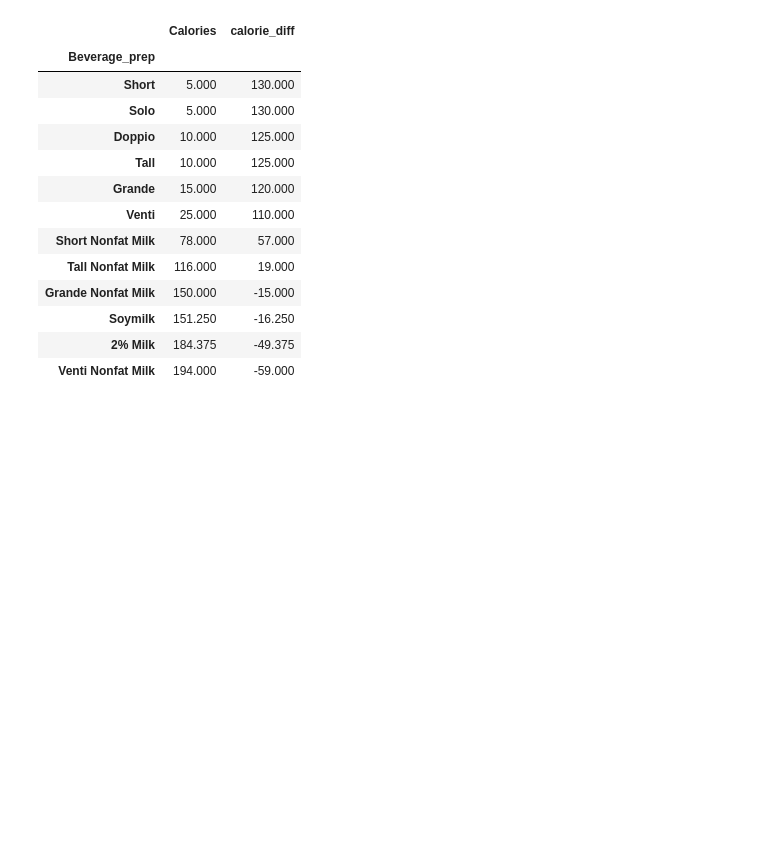
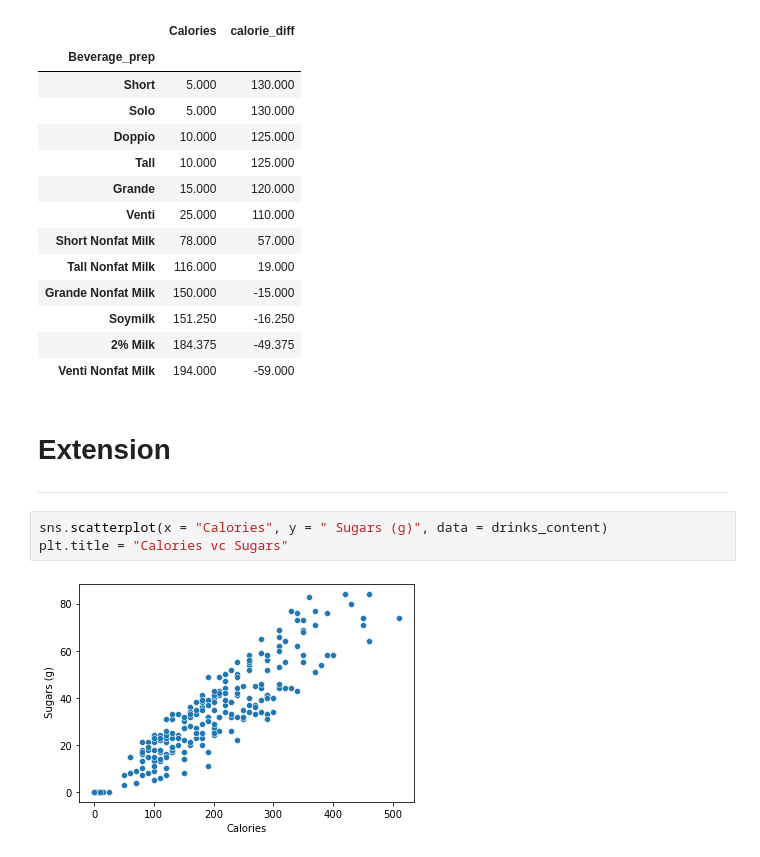
Before and after one commit to hgw2/codeclan_homework_HarryW, a Jupyter notebook: week_12/day_2/wk12_day2_hmwk.ipynb, the cells around one changed output. Cells and saved outputs as stored; diff of their text form; blank space fills up the shorter version.

Commit message:
create plots for extension

```diff
--- a/week_12/day_2/wk12_day2_hmwk.ipynb
+++ b/week_12/day_2/wk12_day2_hmwk.ipynb
@@ -195,3 +195,11 @@ espresso_drinks.groupby("Beverage_prep").mean().sort_values("Calories", ascendin
 | Soymilk | 151.250 | -16.250 |
 | 2% Milk | 184.375 | -49.375 |
 | Venti Nonfat Milk | 194.000 | -59.000 |
+# %% [markdown]
+# Extension
+***
+# %%
+sns.scatterplot(x = "Calories", y = " Sugars (g)", data = drinks_content)
+plt.title = "Calories vc Sugars"
+# %% [output]
+[figure, added]
```
Also changed, not shown: parts of 5 cells of this notebook, 1 other file.
